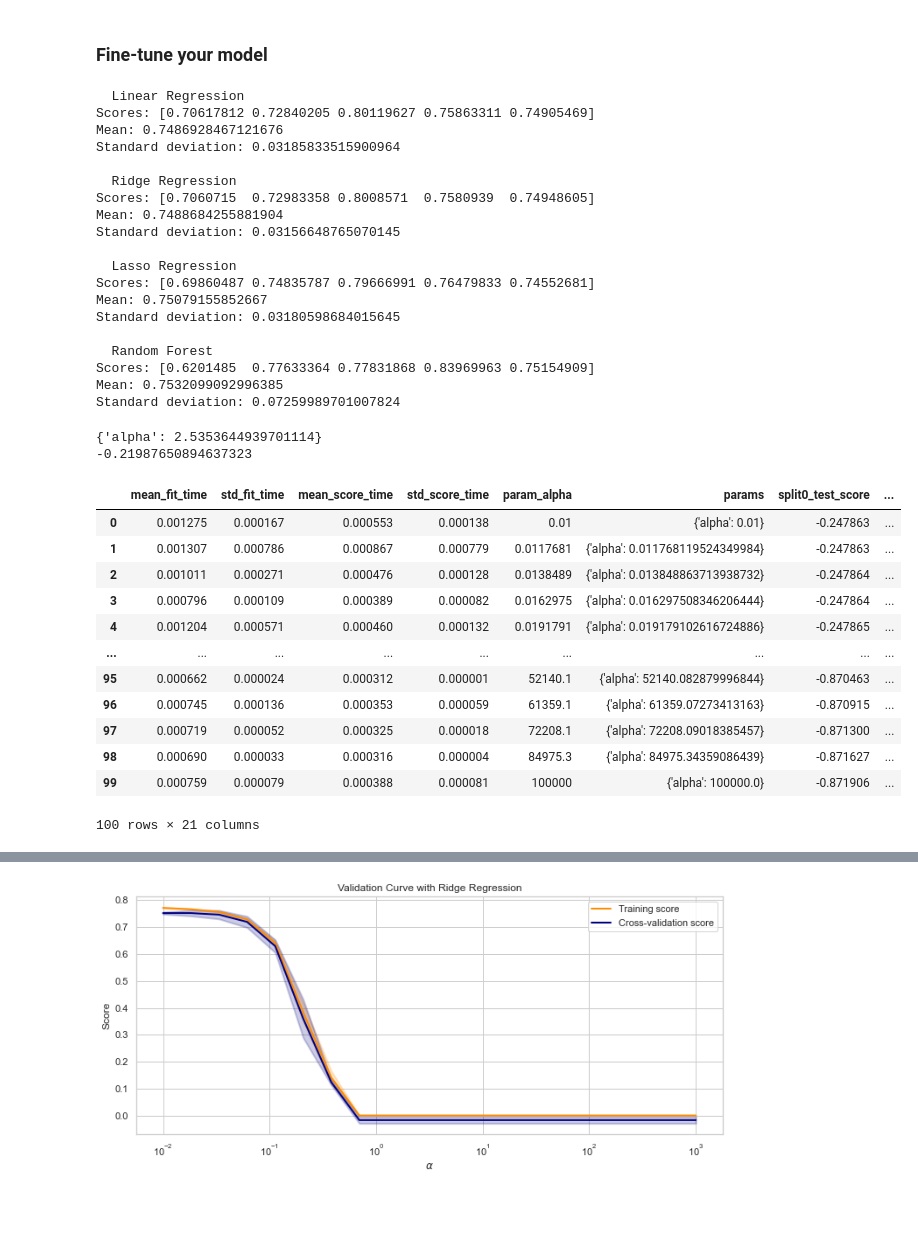
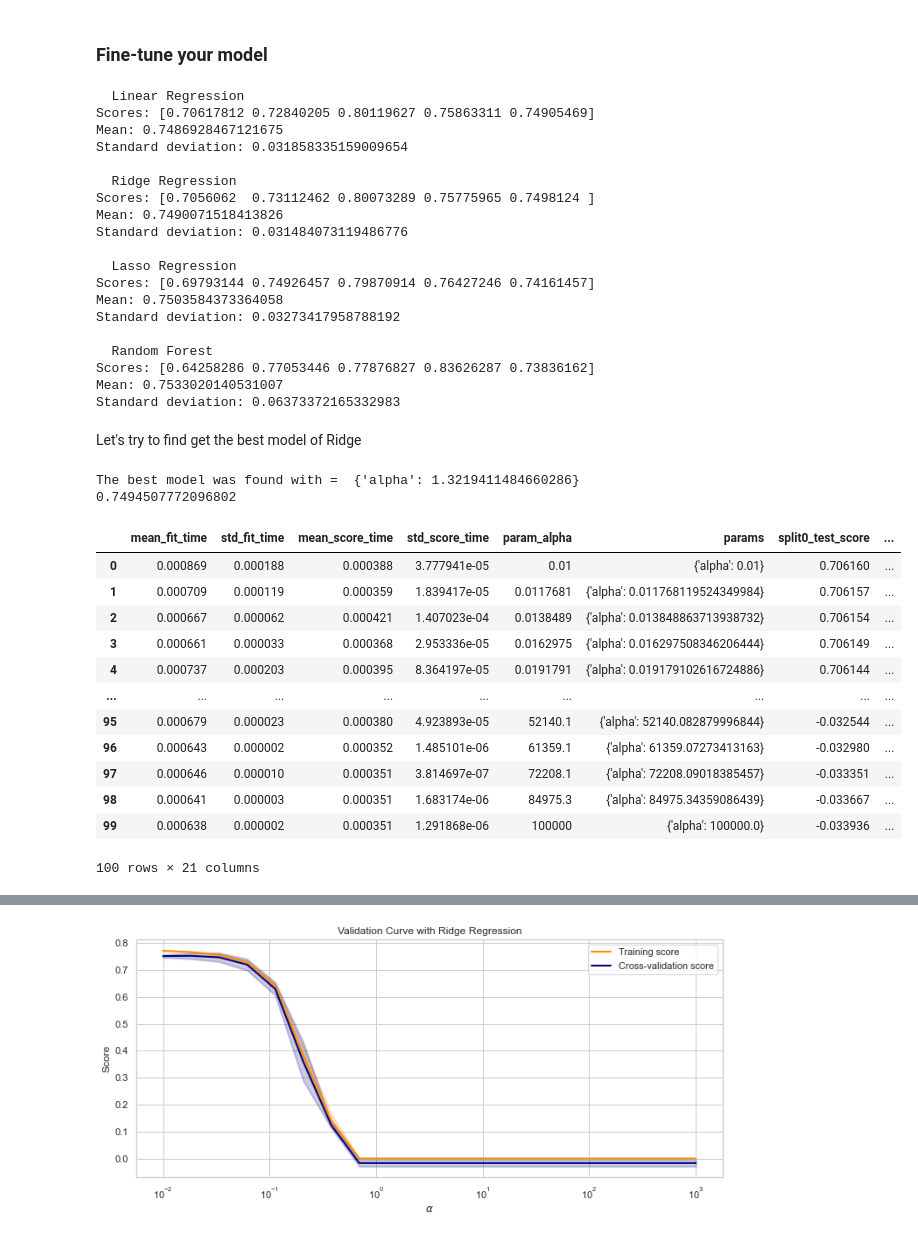
Before and after one commit to ssegui/ml_ub, a Jupyter notebook: notebooks/Session3.ipynb, the cells around one changed output, grey strips where cells are left out. Saved outputs shown, nothing was run; the diff lists cells and outputs as text; code cells hidden in the pictures; blank space fills up the shorter version.

```diff
--- a/notebooks/Session3.ipynb
+++ b/notebooks/Session3.ipynb
@@ -716,7 +716,7 @@ from sklearn.preprocessing import OneHotEncoder
 
 full_pipeline = ColumnTransformer([
         ("num", num_pipeline, num_attribs),
-        ("cat", OneHotEncoder(), cat_attribs),
+        ("cat", OneHotEncoder(drop='first'), cat_attribs),
     ])
 X_train = full_pipeline.fit_transform(train_set)
 y_train = train_set['charges']
@@ -724,7 +724,7 @@ X_train.shape
 
 
 tmp = pd.concat([pd.DataFrame(X_train), pd.DataFrame(y_train.values)], axis=1)
-tmp.columns = ['bmi','age','children','sex_0','sex_1','region_0','region_1','region_2','region_3','smoker_0','smoker_1','charges']
+tmp.columns = ['bmi','age','children','sex_1','region_1','region_2','region_3','smoker_1','charges']
 
 corrMatrix = tmp.corr()
 fig, ax = plt.subplots(figsize=(10,10))
@@ -795,20 +795,20 @@ cross_val_evaluation(forest_reg,X_train,y_train,'Random Forest')
 # %% [output]
   Linear Regression
 Scores: [0.70617812 0.72840205 0.80119627 0.75863311 0.74905469]
-Mean: 0.7486928467121676
-Standard deviation: 0.03185833515900964
+Mean: 0.7486928467121675
+Standard deviation: 0.031858335159009654
 
   Ridge Regression
-Scores: [0.7060715  0.72983358 0.8008571  0.7580939  0.74948605]
-Mean: 0.7488684255881904
-Standard deviation: 0.03156648765070145
+Scores: [0.7056062  0.73112462 0.80073289 0.75775965 0.7498124 ]
+Mean: 0.7490071518413826
+Standard deviation: 0.031484073119486776
 
   Lasso Regression
-Scores: [0.69860487 0.74835787 0.79666991 0.76479833 0.74552681]
-Mean: 0.75079155852667
-Standard deviation: 0.03180598684015645
+Scores: [0.69793144 0.74926457 0.79870914 0.76427246 0.74161457]
+Mean: 0.7503584373364058
+Standard deviation: 0.03273417958788192
 
   Random Forest
-Scores: [0.6201485  0.77633364 0.77831868 0.83969963 0.75154909]
-Mean: 0.7532099092996385
-Standard deviation: 0.07259989701007824
+Scores: [0.64258286 0.77053446 0.77876827 0.83626287 0.73836162]
+Mean: 0.7533020140531007
+Standard deviation: 0.06373372165332983
@@ -815,28 +818,32 @@ Standard deviation: 0.07259989701007824
+# %% [markdown]
+Let's try to find get the best model of Ridge
 # %%
 from sklearn.model_selection import GridSearchCV
+
+#the set of parameters to try
 param_grid = [{'alpha': np.logspace(-2, 5, 100)}]
 
 ridge_reg = linear_model.Ridge() # Create a Ridge regressor
-grid_search_ridge = GridSearchCV(ridge_reg, param_grid, cv=5,scoring="neg_mean_squared_error",
+grid_search_ridge = GridSearchCV(ridge_reg, param_grid, cv=5,#scoring="neg_mean_squared_error",
                                  return_train_score=True)
 
 grid_search_ridge.fit(X_train, y_train)
-print(grid_search_ridge.best_params_)
+print("The best model was found with = ",grid_search_ridge.best_params_)
 print(grid_search_ridge.best_score_)
 pd.DataFrame(grid_search_ridge.cv_results_)
 # %% [output]
-{'alpha': 2.5353644939701114}
--0.21987650894637323
+The best model was found with =  {'alpha': 1.3219411484660286}
+0.7494507772096802
 |  | mean_fit_time | std_fit_time | mean_score_time | std_score_time | param_alpha | params | split0_test_score | ... |
-| 0 | 0.001275 | 0.000167 | 0.000553 | 0.000138 | 0.01 | {'alpha': 0.01} | -0.247863 | ... |
-| 1 | 0.001307 | 0.000786 | 0.000867 | 0.000779 | 0.0117681 | {'alpha': 0.011768119524349984} | -0.247863 | ... |
-| 2 | 0.001011 | 0.000271 | 0.000476 | 0.000128 | 0.0138489 | {'alpha': 0.013848863713938732} | -0.247864 | ... |
-| 3 | 0.000796 | 0.000109 | 0.000389 | 0.000082 | 0.0162975 | {'alpha': 0.016297508346206444} | -0.247864 | ... |
-| 4 | 0.001204 | 0.000571 | 0.000460 | 0.000132 | 0.0191791 | {'alpha': 0.019179102616724886} | -0.247865 | ... |
+| 0 | 0.000869 | 0.000188 | 0.000388 | 3.777941e-05 | 0.01 | {'alpha': 0.01} | 0.706160 | ... |
+| 1 | 0.000709 | 0.000119 | 0.000359 | 1.839417e-05 | 0.0117681 | {'alpha': 0.011768119524349984} | 0.706157 | ... |
+| 2 | 0.000667 | 0.000062 | 0.000421 | 1.407023e-04 | 0.0138489 | {'alpha': 0.013848863713938732} | 0.706154 | ... |
+| 3 | 0.000661 | 0.000033 | 0.000368 | 2.953336e-05 | 0.0162975 | {'alpha': 0.016297508346206444} | 0.706149 | ... |
+| 4 | 0.000737 | 0.000203 | 0.000395 | 8.364197e-05 | 0.0191791 | {'alpha': 0.019179102616724886} | 0.706144 | ... |
 | ... | ... | ... | ... | ... | ... | ... | ... | ... |
-| 95 | 0.000662 | 0.000024 | 0.000312 | 0.000001 | 52140.1 | {'alpha': 52140.082879996844} | -0.870463 | ... |
-| 96 | 0.000745 | 0.000136 | 0.000353 | 0.000059 | 61359.1 | {'alpha': 61359.07273413163} | -0.870915 | ... |
-| 97 | 0.000719 | 0.000052 | 0.000325 | 0.000018 | 72208.1 | {'alpha': 72208.09018385457} | -0.871300 | ... |
-| 98 | 0.000690 | 0.000033 | 0.000316 | 0.000004 | 84975.3 | {'alpha': 84975.34359086439} | -0.871627 | ... |
-| 99 | 0.000759 | 0.000079 | 0.000388 | 0.000081 | 100000 | {'alpha': 100000.0} | -0.871906 | ... |
+| 95 | 0.000679 | 0.000023 | 0.000380 | 4.923893e-05 | 52140.1 | {'alpha': 52140.082879996844} | -0.032544 | ... |
+| 96 | 0.000643 | 0.000002 | 0.000352 | 1.485101e-06 | 61359.1 | {'alpha': 61359.07273413163} | -0.032980 | ... |
+| 97 | 0.000646 | 0.000010 | 0.000351 | 3.814697e-07 | 72208.1 | {'alpha': 72208.09018385457} | -0.033351 | ... |
+| 98 | 0.000641 | 0.000003 | 0.000351 | 1.683174e-06 | 84975.3 | {'alpha': 84975.34359086439} | -0.033667 | ... |
+| 99 | 0.000638 | 0.000002 | 0.000351 | 1.291868e-06 | 100000 | {'alpha': 100000.0} | -0.033936 | ... |
 100 rows × 21 columns
```
Also changed, not shown: parts of 20 cells of this notebook.
